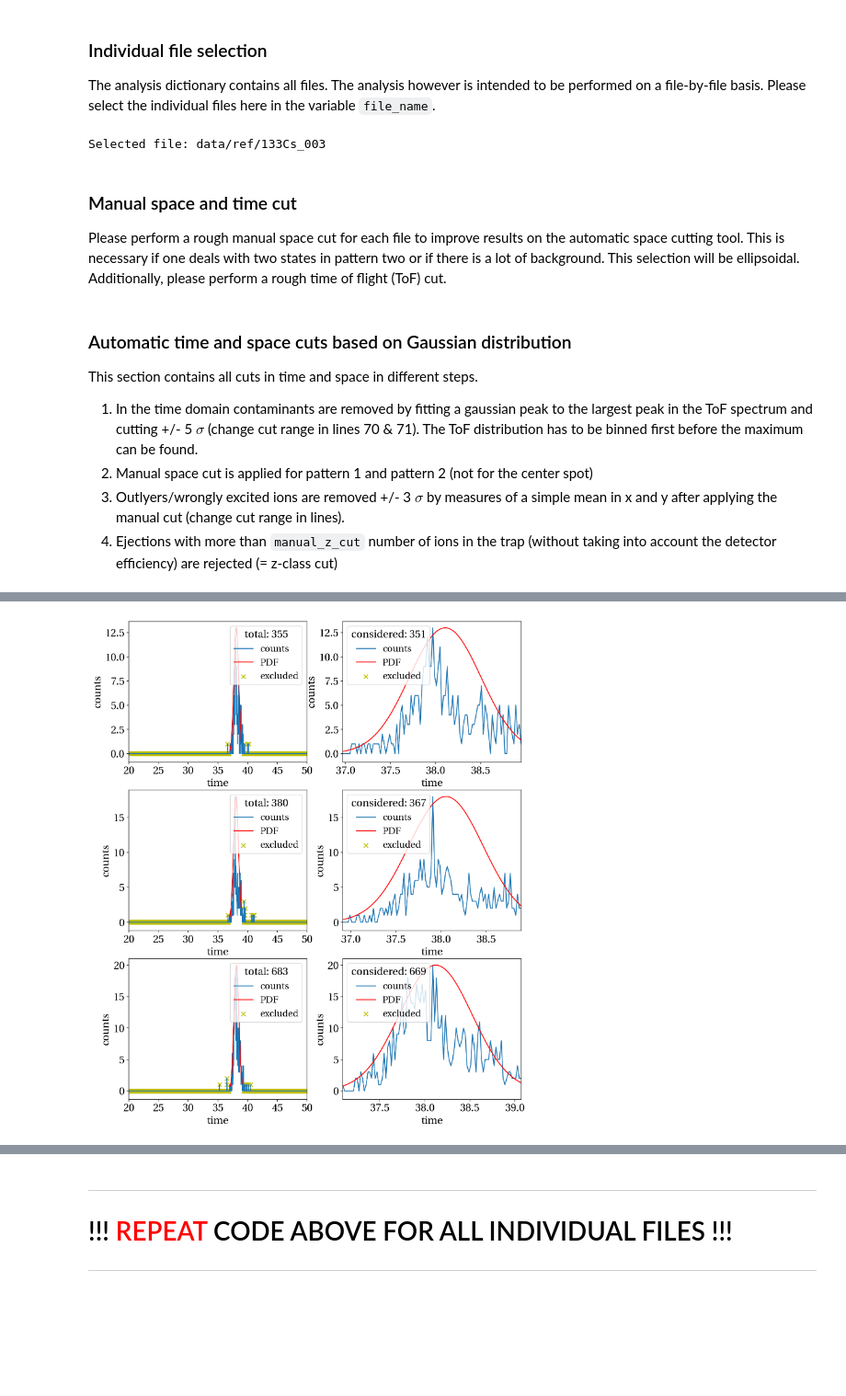
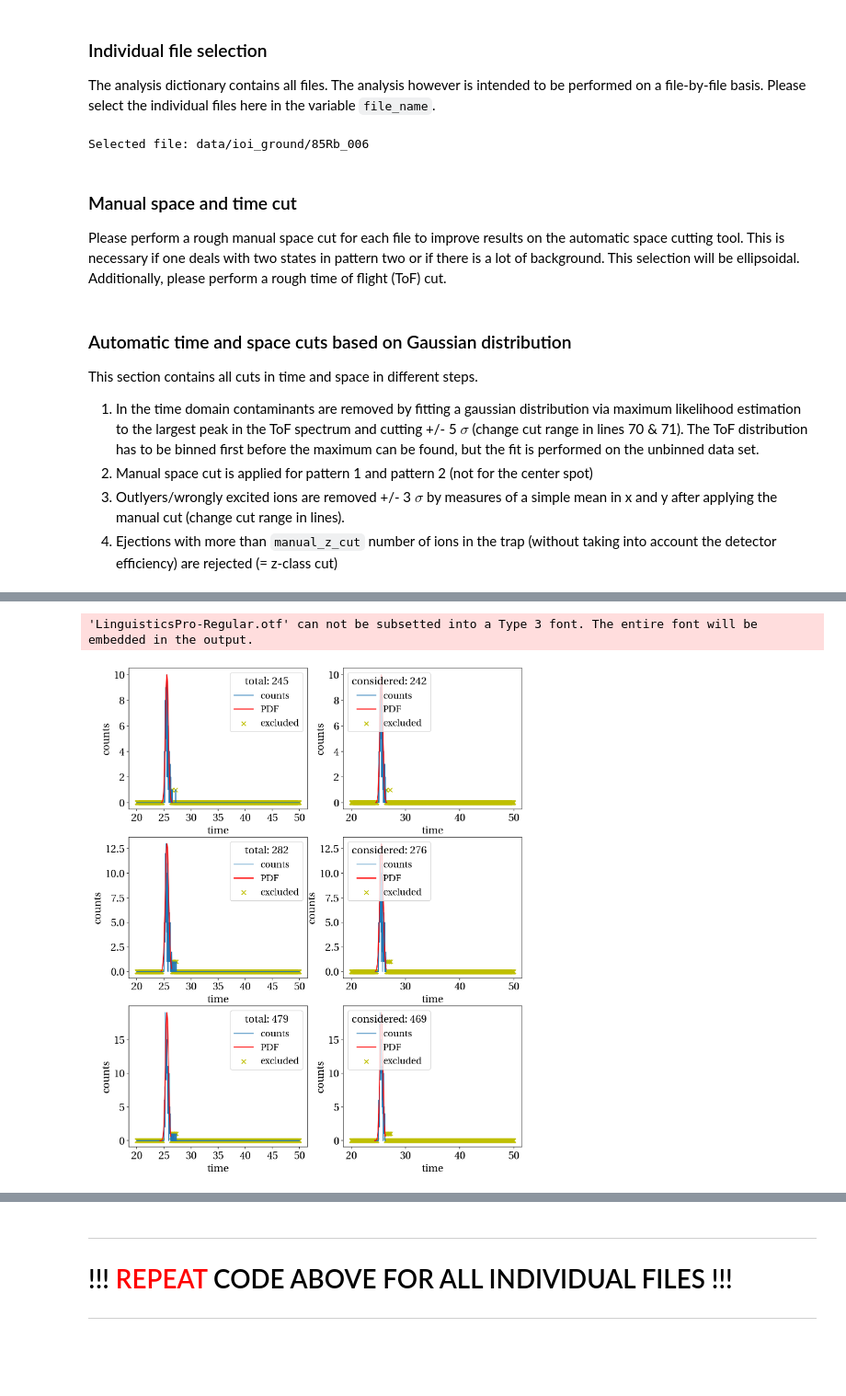
Before and after one commit to jonas-ka/pi-icr-analysis, a Jupyter notebook: pi-icr-analysis.ipynb, the cells around one changed output, grey strips where cells are left out. Shown at 92% size. Drawn from its saved outputs; the diff is of its cells as text; code cells hidden in the pictures; blank space fills up the shorter version.

```diff
--- a/pi-icr-analysis.ipynb
+++ b/pi-icr-analysis.ipynb
@@ -148,7 +123,7 @@ The analysis dictionary contains all files. The analysis however is intended to
 # file_name = files_ioi_m[1]
 # file_name = files_ref[1]
 
-file_name = files_ref[1]
+file_name = files_ioi_g[3]
 
 print('Selected file:',file_name)
 
@@ -168,7 +143,7 @@ else:
     df_c = pd.DataFrame(analysis['ref'][file_name.split('_0', 1)[0]+'_c_000']['c'],
                         columns=['event','x','y','time'])
 # %% [output]
-Selected file: data/ref/133Cs_003
+Selected file: data/ioi_ground/85Rb_006
 # %% [markdown]
 ### Manual space and time cut
 
@@ -191,7 +166,7 @@ manual_z_cut = 5
 ### Automatic time and space cuts based on Gaussian distribution
 
 This section contains all cuts in time and space in different steps.
-1. In the time domain contaminants are removed by fitting a gaussian peak to the largest peak in the ToF spectrum and cutting +/- 5 $\sigma$ (change cut range in lines 70 & 71). The ToF distribution has to be binned first before the maximum can be found.
+1. In the time domain contaminants are removed by fitting a gaussian distribution via maximum likelihood estimation to the largest peak in the ToF spectrum and cutting +/- 5 $\sigma$ (change cut range in lines 70 & 71). The ToF distribution has to be binned first before the maximum can be found, but the fit is performed on the unbinned data set.
 2. Manual space cut is applied for pattern 1 and pattern 2 (not for the center spot)
 3. Outlyers/wrongly excited ions are removed +/- 3 $\sigma$ by measures of a simple mean in x and y after applying the manual cut (change cut range in lines).
 4. Ejections with more than `manual_z_cut` number of ions in the trap (without taking into account the detector efficiency) are rejected (= z-class cut)
@@ -199,12 +174,19 @@ This section contains all cuts in time and space in different steps.
 %config InlineBackend.figure_format ='retina'
 
 import matplotlib as mpl
-import matplotlib
-import mle
-import scipy
-mpl.rc('font', family='serif', serif='Utopia')      # Utopia LaTeX font!!
+from scipy.stats import norm
+from iminuit import Minuit
+
+# Utopia LaTeX font with greek letters
+mpl.rc('font', family='serif', serif='Linguistics Pro')
 mpl.rc('text', usetex=False)
-matplotlib.rcParams.update({'font.size': 18})
+mpl.rc('mathtext', fontset='custom',
+       rm='Linguistics Pro',
+       it='Linguistics Pro:italic',
+       bf='Linguistics Pro:bold')
+mpl.rcParams.update({'font.size': 18})
+
+col = ['#FFCC00', '#FF2D55', '#00A2FF', '#61D935', 'k', 'grey', 'pink'] # yellow, red, blue, green
 
 df_list = [df_p1, df_p2, df_c]
 pattern = ['p1', 'p2', 'c']
@@ -225,16 +207,30 @@ for df_nr in range(len(df_list)):
     bin_time_df[df_nr] = pd.DataFrame(pd.value_counts(pd.cut(df_list[df_nr].time, bins=np.arange(manual_tof_cut[0], manual_tof_cut[1],0.02))).sort_index()).rename(index=str, columns={'time': 'counts'}).reset_index(drop=True)
     bin_time_df[df_nr]['time'] = np.arange(manual_tof_cut[0]+0.01,manual_tof_cut[1]-0.01,0.02)
 
-    # fit gaussian to time distribution using unbinned maximum likelihood estimation (see python mle)
-    t = mle.var('x', observed=True, vector=True)
-    mean_t = mle.var('mean_t')
-    sigma_t = mle.var('sigma_t')
-    model = mle.Normal(t, mean_t, sigma_t)
-    # fit only for reduced dataframe, cut around the maximum of the binned distribution
-    result_t[df_nr] = model.fit({'x': df_list[df_nr][(df_list[df_nr].time > bin_time_df[df_nr].time[bin_time_df[df_nr].counts.idxmax()] - 1.0) &
-                                              (df_list[df_nr].time < bin_time_df[df_nr].time[bin_time_df[df_nr].counts.idxmax()] + 1.0)].time.to_numpy()},
-                         {'mean_t': bin_time_df[df_nr].time[bin_time_df[df_nr].counts.idxmax()],
-                          'sigma_t': 0.3})
+    # fit gaussian to time distribution using unbinned maximum likelihood estimation
+    def NLL_1D(mean, sig):
+        '''Negative log likelihood function for (n=1)-dimensional Gaussian distribution.'''
+        return( -np.sum(norm.logpdf(x=data_t,
+                        loc=mean,
+                        scale=sig)) )
+
+    def Start_Par(data):
+        '''Starting parameter based on simple mean of 1D numpy array.'''
+        return(np.array([data.mean(),  # meanx
+                         data.std()])) #rho
+
+    # minimize negative log likelihood function first for the symmetric case
+    data_t = df_list[df_nr][(df_list[df_nr].time > bin_time_df[df_nr].time[bin_time_df[df_nr].counts.idxmax()] - 1.0) &
+                            (df_list[df_nr].time < bin_time_df[df_nr].time[bin_time_df[df_nr].counts.idxmax()] + 1.0)].time.to_numpy()
+
+    result_t[df_nr] = Minuit(NLL_1D, mean=Start_Par(data_t)[0], sig=Start_Par(data_t)[1],
+                               error_mean=0.1, error_sig=0.1,
+                               limit_mean=(None, None), limit_sig=(None, None),
+                               errordef=0.5)   # for negative log-likelihood functions
+    result_t[df_nr].migrad() # finds minimum of mle function
+    result_t[df_nr].hesse()  # computes errors
+    for p in result_t[df_nr].parameters:
+        print("{} = {:3.5f} +/- {:3.5f}".format(p, result_t[df_nr].values[p], result_t[df_nr].errors[p]))
 
 
     ##############################
@@ -251,20 +247,20 @@ for df_nr in range(len(df_list)):
                       bin_time_df[df_nr].time[bin_time_df[df_nr].counts.idxmax()+51],
                       (bin_time_df[df_nr].time[bin_time_df[df_nr].counts.idxmax()+51]
                        -bin_time_df[df_nr].time[bin_time_df[df_nr].counts.idxmax()-50])/100)
-    pdf_y = scipy.stats.norm.pdf(pdf_x, result_t[df_nr]['x']['mean_t'], result_t[df_nr]['x']['sigma_t'])
+    pdf_y = norm.pdf(pdf_x, result_t[df_nr].values['mean'], result_t[df_nr].values['sig'])
     axes[df_nr,0].plot(pdf_x, pdf_y/pdf_y.max()*bin_time_df[df_nr].counts.max(), 'r', label='PDF')
     axes[df_nr,1].plot(pdf_x, pdf_y/pdf_y.max()*bin_time_df[df_nr].counts.max(), 'r', label='PDF')
 
     # mark events in t that will be cut away (+/- 3 sigma = 99.73% of data)
-    bin_time_df[df_nr][(bin_time_df[df_nr].time < result_t[df_nr]['x']['mean_t'] - 3*result_t[df_nr]['x']['sigma_t']) |
-                (bin_time_df[df_nr].time > result_t[df_nr]['x']['mean_t'] + 3*result_t[df_nr]['x']['sigma_t'])].plot(x='time', y='counts', kind='scatter', ax=axes[df_nr,0], c='y', marker='x', s=50, label='excluded')
-    bin_time_df[df_nr][(bin_time_df[df_nr].time < result_t[df_nr]['x']['mean_t'] - 3*result_t[df_nr]['x']['sigma_t']) |
-                (bin_time_df[df_nr].time > result_t[df_nr]['x']['mean_t'] + 3*result_t[df_nr]['x']['sigma_t'])].plot(x='time', y='counts', kind='scatter', ax=axes[df_nr,1], c='y', marker='x', s=50, label='excluded')
+    bin_time_df[df_nr][(bin_time_df[df_nr].time < result_t[df_nr].values['mean'] - 3*result_t[df_nr].values['sig']) |
+                (bin_time_df[df_nr].time > result_t[df_nr].values['mean'] + 3*result_t[df_nr].values['sig'])].plot(x='time', y='counts', kind='scatter', ax=axes[df_nr,0], c='y', marker='x', s=50, label='excluded')
+    bin_time_df[df_nr][(bin_time_df[df_nr].time < result_t[df_nr].values['mean'] - 3*result_t[df_nr].values['sig']) |
+                (bin_time_df[df_nr].time > result_t[df_nr].values['mean'] + 3*result_t[df_nr].values['sig'])].plot(x='time', y='counts', kind='scatter', ax=axes[df_nr,1], c='y', marker='x', s=50, label='excluded')
 
     # legend title shows total number of events and reduced number of events
     axes[df_nr,0].legend(title='total: {}'.format(bin_time_df[df_nr].counts.sum()),loc='upper right', fontsize=16)
-    axes[df_nr,1].legend(title='considered: {}'.format(bin_time_df[df_nr].counts.sum()-bin_time_df[df_nr][(bin_time_df[df_nr].time < result_t[df_nr]['x']['mean_t'] - 3*result_t[df_nr]['x']['sigma_t']) |
-                (bin_time_df[df_nr].time > result_t[df_nr]['x']['mean_t'] + 3*result_t[df_nr]['x']['sigma_t'])].counts.sum()),loc='upper left', fontsize=16)
+    axes[df_nr,1].legend(title='considered: {}'.format(bin_time_df[df_nr].counts.sum()-bin_time_df[df_nr][(bin_time_df[df_nr].time < result_t[df_nr].values['mean'] - 3*result_t[df_nr].values['sig']) |
+                (bin_time_df[df_nr].time > result_t[df_nr].values['mean'] + 3*result_t[df_nr].values['sig'])].counts.sum()),loc='upper left', fontsize=16)
 
 
     ##############################
@@ -273,8 +269,8 @@ for df_nr in range(len(df_list)):
 
 
     # cutting in t: mean +/- 5 sigma
-    cut_df[df_nr] = df_list[df_nr][(df_list[df_nr].time > (result_t[df_nr]['x']['mean_t'] - 5*result_t[df_nr]['x']['sigma_t']))&
-                (df_list[df_nr].time < (result_t[df_nr]['x']['mean_t'] + 5*result_t[df_nr]['x']['sigma_t']))]
+    cut_df[df_nr] = df_list[df_nr][(df_list[df_nr].time > (result_t[df_nr].values['mean'] - 5*result_t[df_nr].values['sig']))&
+                (df_list[df_nr].time < (result_t[df_nr].values['mean'] + 5*result_t[df_nr].values['sig']))]
     len1 = cut_df[df_nr].shape[0]
 
     # applying manual cut in x and y:
@@ -320,4 +313,5 @@ c: data size: 687 -> time cut: 680 -> manual space cut: 680 -> automatic space c
+'LinguisticsPro-Regular.otf' can not be subsetted into a Type 3 font. The entire font will be embedded in the output.
-[figure, old version]
+[figure, new version]
 # %% [markdown]
 ### Spot fitting
 
```
Also changed, not shown: parts of 12 cells of this notebook, 1 other file.
